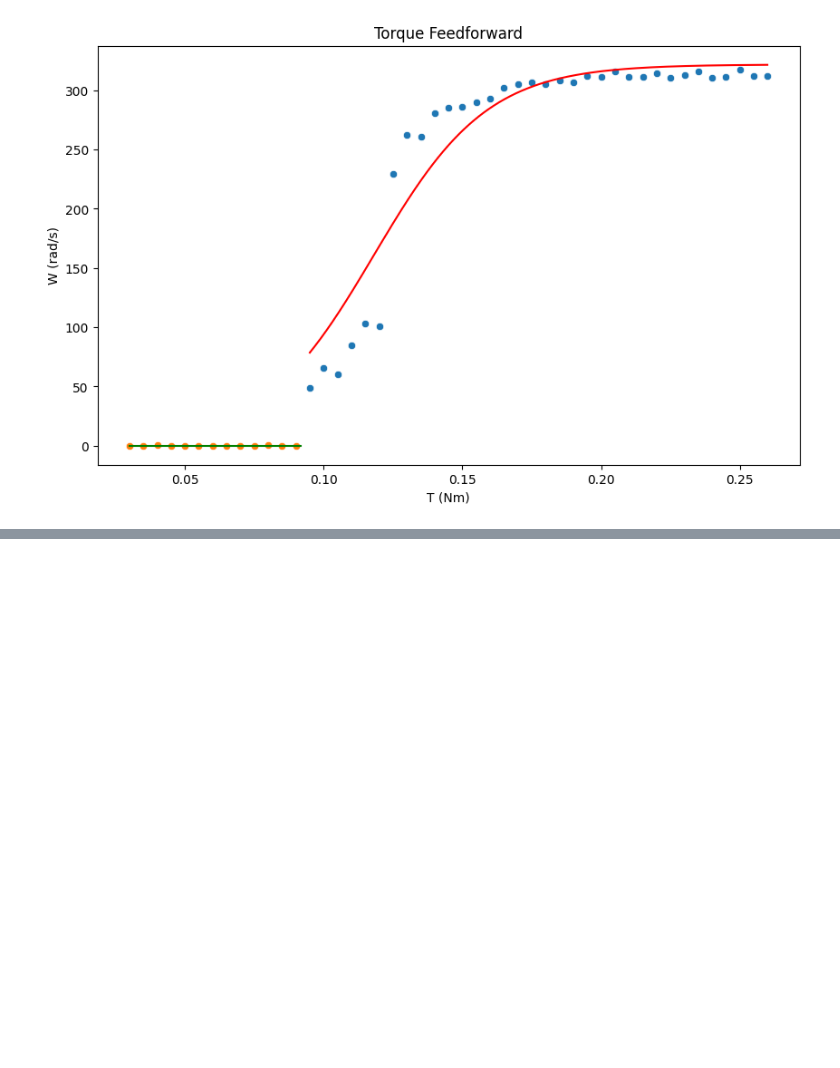
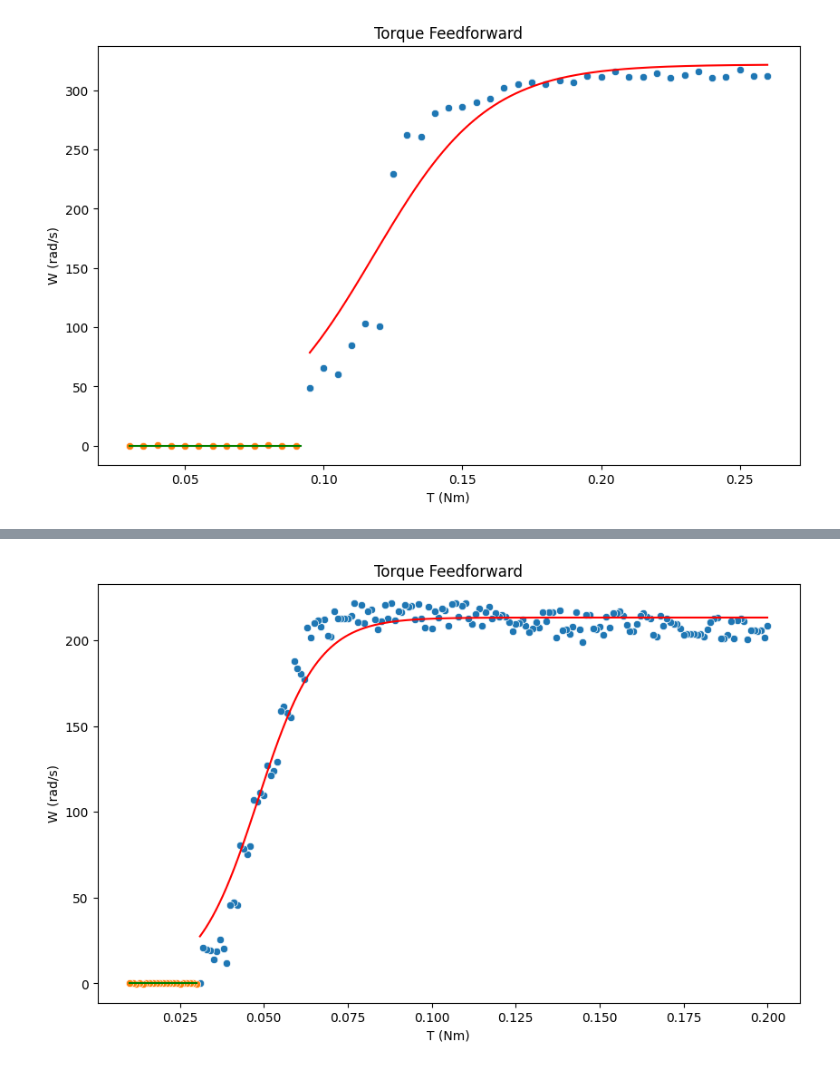
Before and after one commit to priest-yang/Motor-testing, a Jupyter notebook: data_analysis.ipynb, the cells around one changed output, grey strips where cells are left out. Cells and saved outputs as stored; diff of their text form; code cells hidden in the pictures; blank space fills up the shorter version.

```diff
--- a/data_analysis.ipynb
+++ b/data_analysis.ipynb
@@ -157,0 +193,35 @@ plt.show()
+# %%
+import math
+Threshold = 0.03
+
+under_fit = tor_ff [tor_ff['T'] > Threshold]
+
+from scipy.optimize import curve_fit
+
+def asymptotic_line(x, a, b):
+    return 1/ (a + pow(math.e, b* x))
+
+popt, pcov = curve_fit(asymptotic_line, under_fit['T'], under_fit['W'])
+a, b = popt
+
+x = np.arange(under_fit['T'].min(), under_fit['T'].max(), 0.0001)
+y = asymptotic_line(x, a, b)
+
+static_x = np.arange(tor_ff['T'].min(), Threshold, 0.0001)
+# Get the coefficients of the fitted line
+
+# Generate the fitted line
+
+# sns.lineplot(x=x, y=fitting_line.reshape(-1), color='red')
+plt.figure(figsize=(10, 6))  # Width: 8 inches, Height: 6 inches
+sns.lineplot(x=x, y=y.reshape(-1), color='red')
+sns.scatterplot(data=under_fit, x="T", y="W")
+sns.lineplot(x=static_x, y=0, color='green')
+sns.scatterplot(data=tor_ff[tor_ff['T'] <= Threshold], x="T", y="W")
+
+plt.title('Torque Feedforward')
+plt.ylabel('W (rad/s)')
+plt.xlabel('T (Nm)')
+plt.show()
+# %% [output]
+[figure, added]
```
Also changed, not shown: parts of 1 cell of this notebook.
